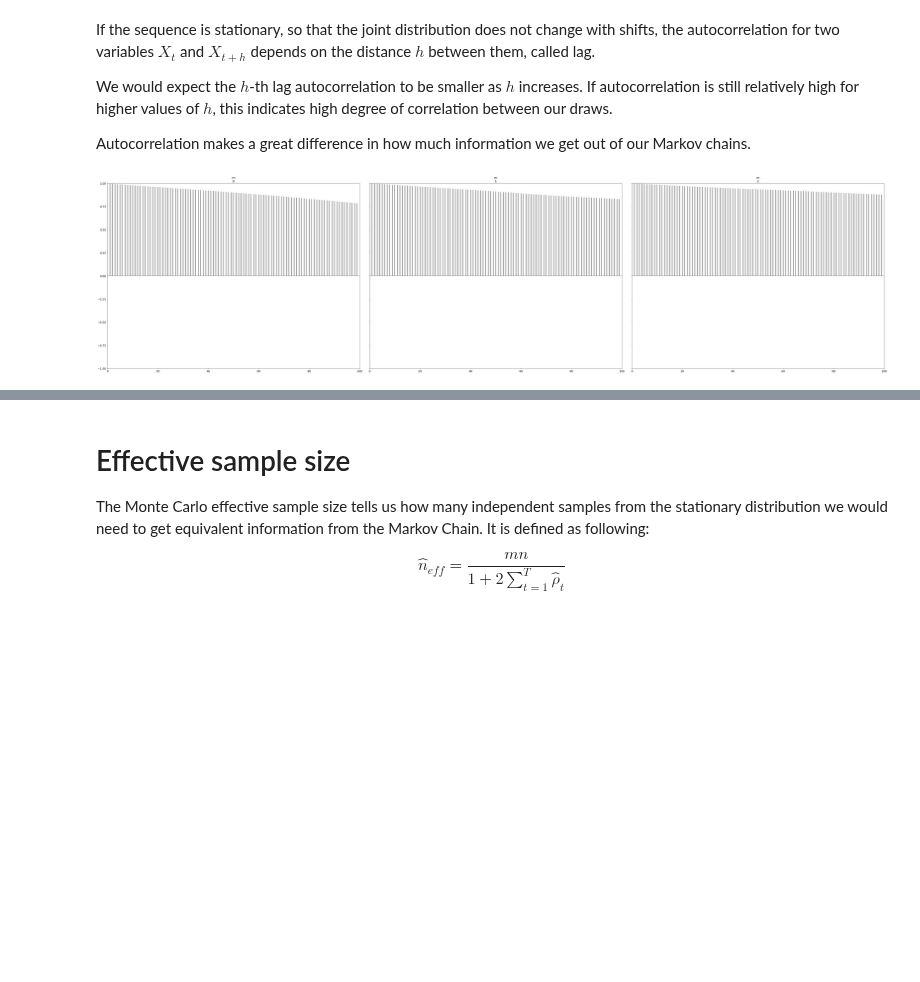
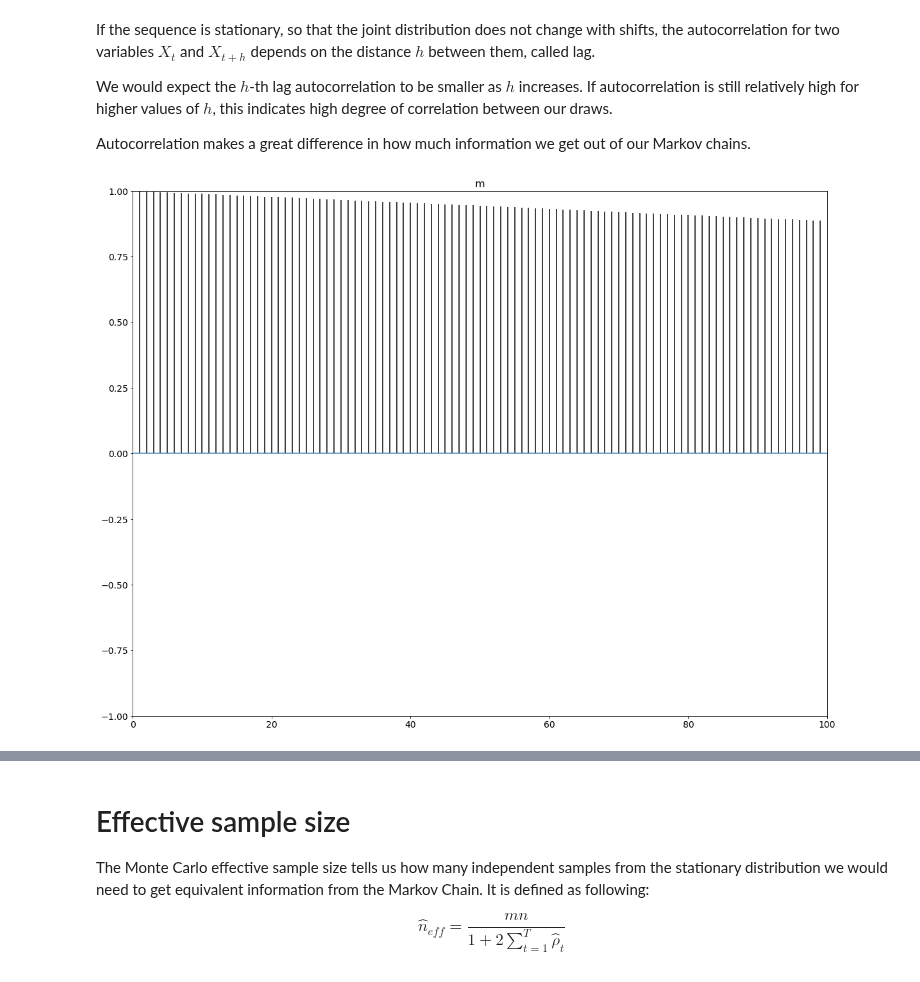
Before and after one commit to fcastagna/mcmc_convergence, a Jupyter notebook: try.ipynb, the cells around one changed output, grey strips where cells are left out. Drawn from its saved outputs; the diff is of its cells as text; code cells hidden in the pictures; blank space fills up the shorter version.

```diff
--- a/try.ipynb
+++ b/try.ipynb
@@ -187,8 +187,8 @@ We would expect the $h$-th lag autocorrelation to be smaller as $h$ increases. I
 
 Autocorrelation makes a great difference in how much information we get out of our Markov chains.
 # %%
-pm.autocorrplot(t_1, var_names=['m'])
+pm.autocorrplot(t_1, var_names=['m'], combined=True)
 pass
 # %% [output]
-[figure, old version]
+[figure, new version]
 # %%
```
Also changed, not shown: parts of 5 cells of this notebook.
